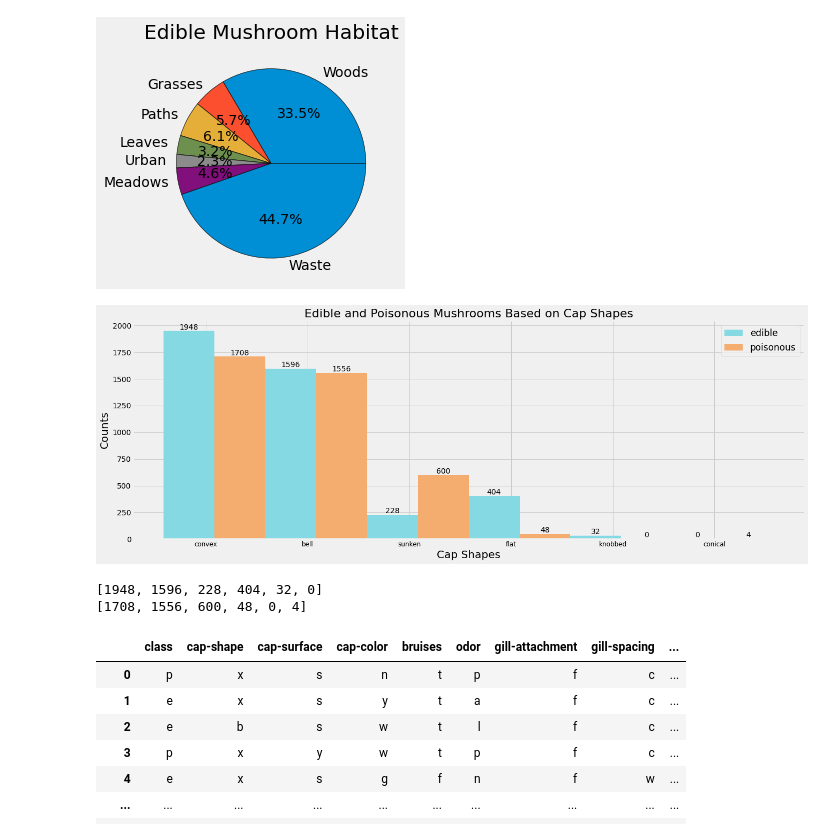
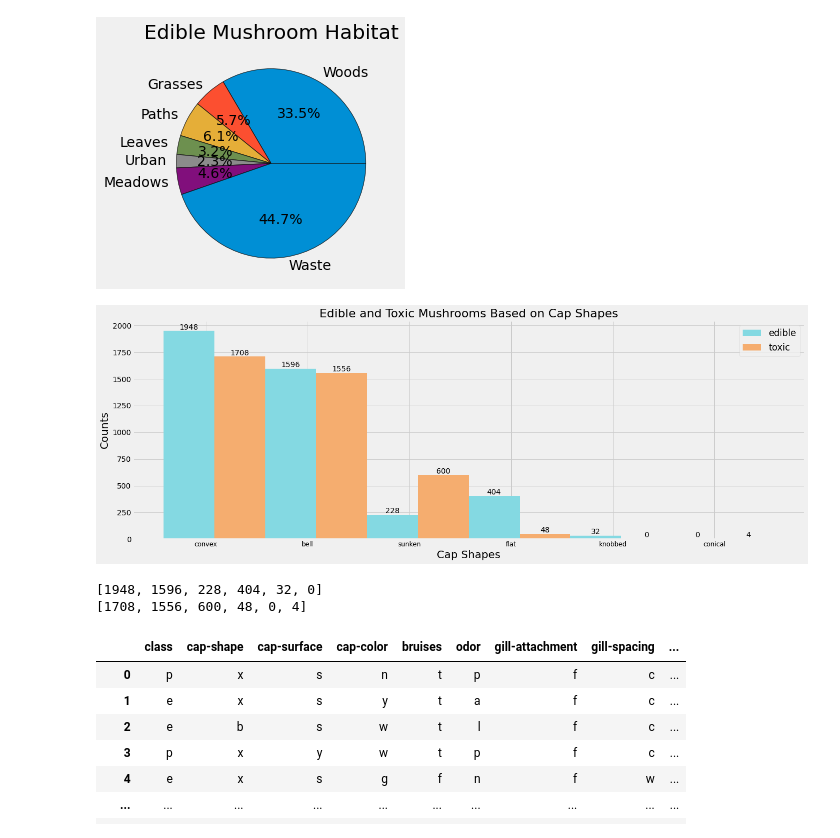
Before and after one commit to knocknguyen/Mushroom_Classification, a Jupyter notebook: Mushroom Classification .ipynb, the cells around one changed output. Saved outputs shown, nothing was run; the diff lists cells and outputs as text; code cells hidden in the pictures.

```diff
--- a/Mushroom Classification .ipynb
+++ b/Mushroom Classification .ipynb
@@ -276,8 +276,8 @@ cap_shape_labels = cap_shape.axes[0].tolist() #Converts index object to list
 poisonous_cc = [] #Poisonous color cap list
 edible_cc = []    #Edible color cap list
 for capShape in cap_shape_labels:
-    size = len(new_data[dat['cap-shape'] == capShape].index)
-    edibles = len(dataset[(dataset['cap-shape'] == capShape) & (dataset['class'] == 'e')].index)
+    size = len(new_data[new_data['cap-shape'] == capShape].index)
+    edibles = len(new_data[(new_data['cap-shape'] == capShape) & (dataset['class'] == 'e')].index)
     edible_cc.append(edibles)
     poisonous_cc.append(size-edibles)
     ind = np.arange(6)  # the x locations for the groups
@@ -285,35 +285,35 @@ for capShape in cap_shape_labels:
 width = 0.50
 fig, ax = plt.subplots(figsize=(20,7))
 edible_bars = ax.bar(ind, edible_cc , width, color='#84D9E2')
 poison_bars = ax.bar(ind+width, poisonous_cc , width, color='#F5AD6F')
 
 #Add text for labels, title and axes ticks
 ax.set_xlabel("Cap Shapes",fontsize=20)
 ax.set_ylabel('Counts',fontsize=20)
-ax.set_title('Edible and Poisonous Mushrooms Based on Cap Shapes',fontsize=22)
+ax.set_title('Edible and Toxic Mushrooms Based on Cap Shapes',fontsize=22)
 ax.set_xticks(ind + width / 3)
 ax.set_xticklabels(('convex', 'bell','sunken', 'flat','knobbed', 'conical'),
                   fontsize = 12)
 ax.legend((edible_bars,poison_bars),('edible','toxic'),fontsize=17)
 #Auto-labels the number of mushrooms for each bar color.
 
 
 def autolabel(rects,fontsize=14):
     """
     Attach a text label above each bar displaying its height
     """
     for rect in rects:
         height = rect.get_height()
         ax.text(rect.get_x() + rect.get_width()/2., 1*height,'%d' % int(height),
                 ha='center', va='bottom',fontsize=fontsize)
 autolabel(poison_bars)
 autolabel(edible_bars)
 plt.show() #Display bars.
 plt.show()
 print(edible_cc)
 print(poisonous_cc)
 # %% [output]
-[figure, old version]
+[figure, new version]
 [1948, 1596, 228, 404, 32, 0]
 [1708, 1556, 600, 48, 0, 4]
 # %%
```
Also changed, not shown: parts of 10 cells of this notebook.
